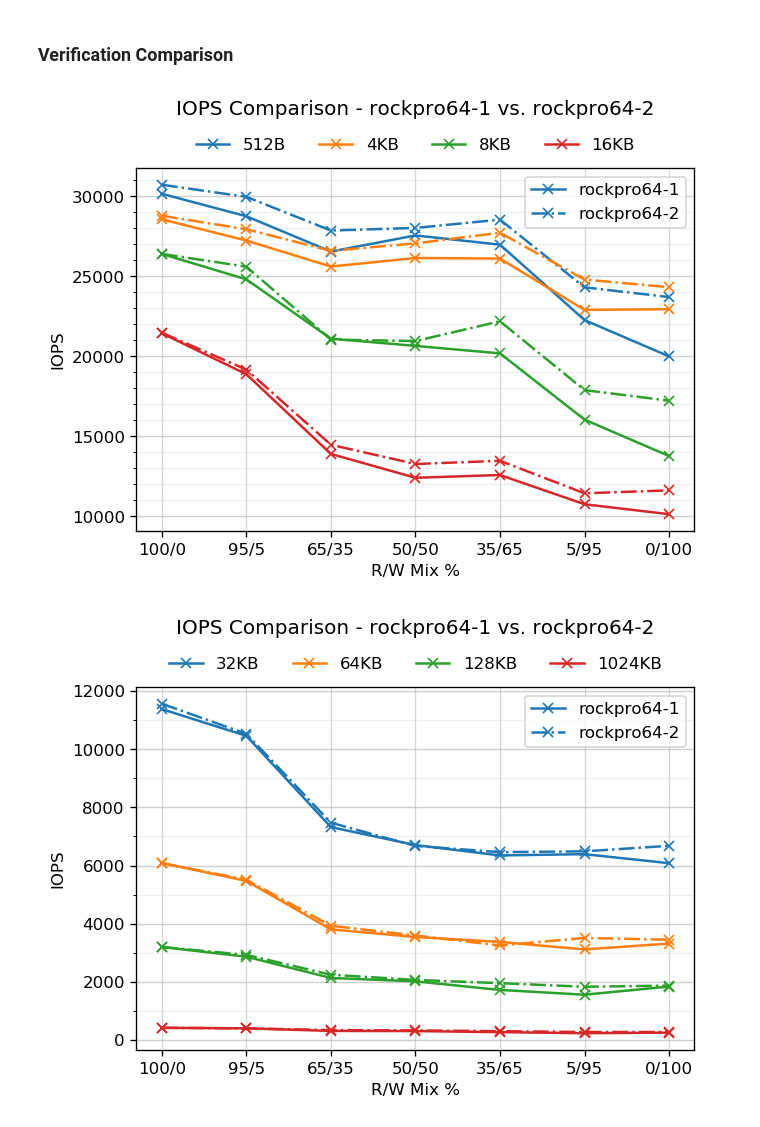
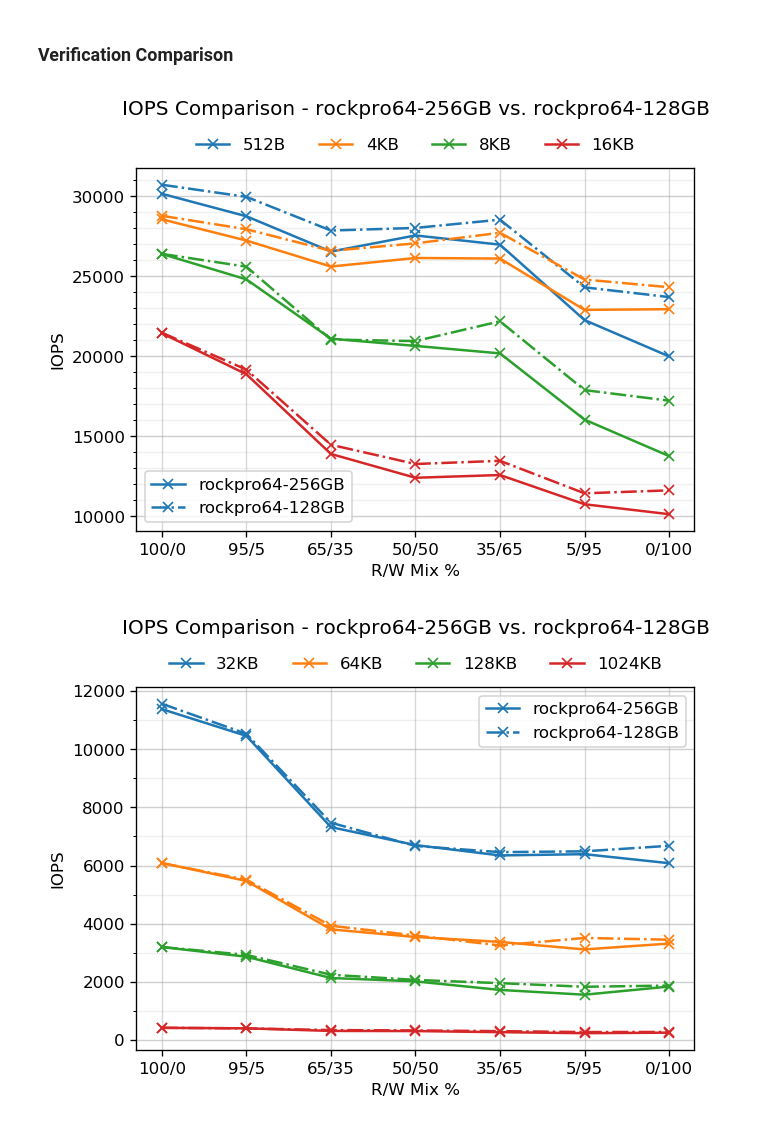
Before and after one commit to ljishen/SSSPT, a Jupyter notebook: analysis/notebooks/iops_comparison.ipynb, the cells around one changed output. Drawn from its saved outputs; the diff is of its cells as text; code cells hidden in the pictures.

Commit message:
Update legend to show the diff of SSD sizes

```diff
--- a/analysis/notebooks/iops_comparison.ipynb
+++ b/analysis/notebooks/iops_comparison.ipynb
@@ -126,11 +126,11 @@ plot_iops_comp({
 ### Verification Comparison
 # %%
 plot_iops_comp({
-    'rockpro64-1': {_DIR: 'rockpro64/iops/1',
-                    _MARKER: '-x'},
-    'rockpro64-2': {_DIR: 'rockpro64/iops/2',
-                    _MARKER: '-.x'}
+    'rockpro64-256GB': {_DIR: 'rockpro64/iops/1',
+                        _MARKER: '-x'},
+    'rockpro64-128GB': {_DIR: 'rockpro64/iops/2',
+                        _MARKER: '-.x'}
 })
 # %% [output]
-[figure, old version]
+[figure, new version]
-[figure, old version]
+[figure, new version]
```
Also changed, not shown: parts of 2 cells of this notebook, 1 other file.
